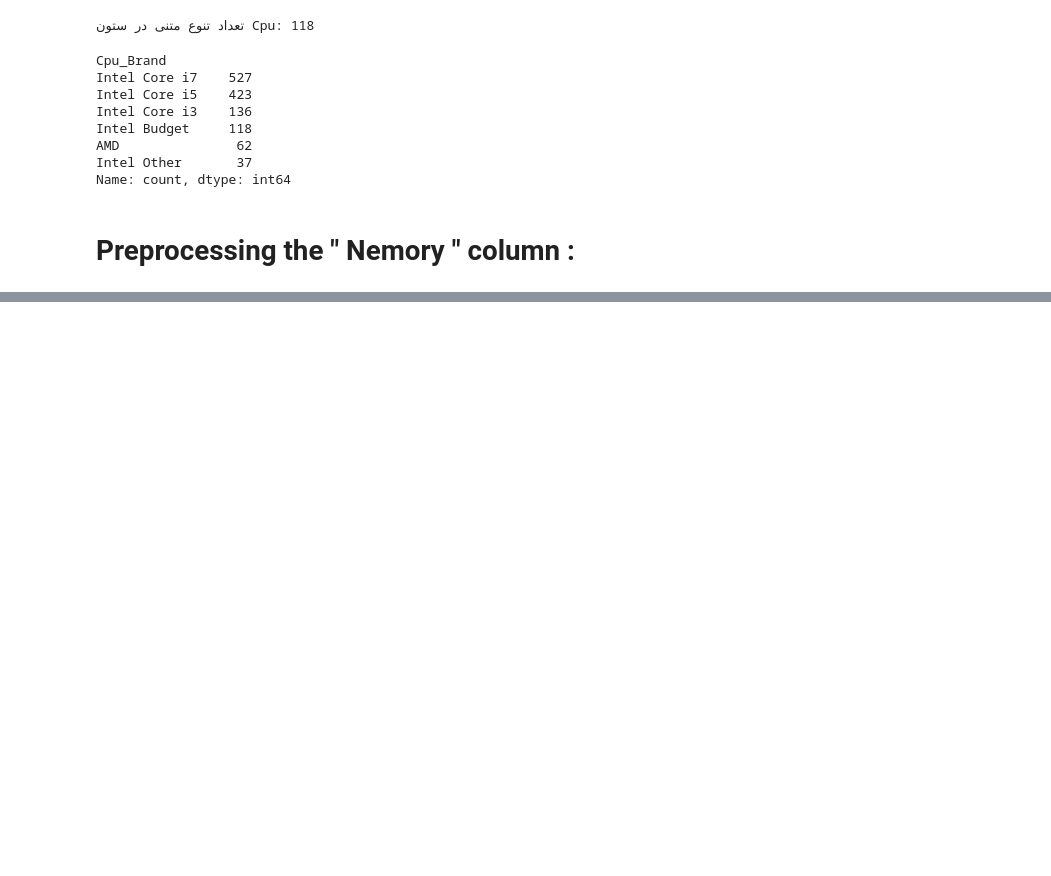
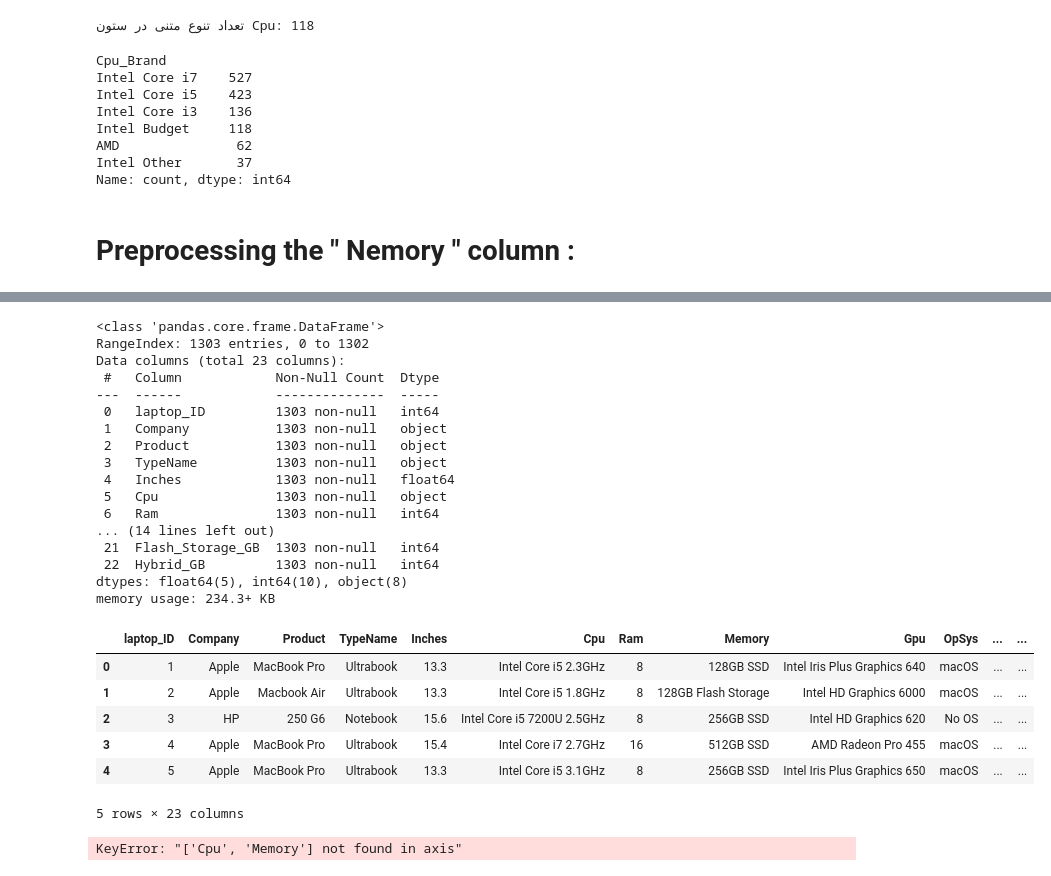
Before and after one commit to razieabbasi1999/Laptop-Price-Prediction-ML, a Jupyter notebook: laptop-price-prediction.ipynb, the cells around one changed output, grey strips where cells are left out. Drawn from its saved outputs; the diff is of its cells as text; code cells hidden in the pictures; blank space fills up the shorter version.

```diff
--- a/laptop-price-prediction.ipynb
+++ b/laptop-price-prediction.ipynb
@@ -259,0 +309,32 @@ Name: count, dtype: int64
+# %%
+df.info()
+df.head(5)
+# %% [output]
+<class 'pandas.core.frame.DataFrame'>
+RangeIndex: 1303 entries, 0 to 1302
+Data columns (total 23 columns):
+ #   Column            Non-Null Count  Dtype
+---  ------            --------------  -----
+ 0   laptop_ID         1303 non-null   int64
+ 1   Company           1303 non-null   object
+ 2   Product           1303 non-null   object
+ 3   TypeName          1303 non-null   object
+ 4   Inches            1303 non-null   float64
+ 5   Cpu               1303 non-null   object
+ 6   Ram               1303 non-null   int64
+... (14 lines left out)
+ 21  Flash_Storage_GB  1303 non-null   int64
+ 22  Hybrid_GB         1303 non-null   int64
+dtypes: float64(5), int64(10), object(8)
+memory usage: 234.3+ KB
+|  | laptop_ID | Company | Product | TypeName | Inches | Cpu | Ram | Memory | Gpu | OpSys | ... | ... |
+| 0 | 1 | Apple | MacBook Pro | Ultrabook | 13.3 | Intel Core i5 2.3GHz | 8 | 128GB SSD | Intel Iris Plus Graphics 640 | macOS | ... | ... |
+| 1 | 2 | Apple | Macbook Air | Ultrabook | 13.3 | Intel Core i5 1.8GHz | 8 | 128GB Flash Storage | Intel HD Graphics 6000 | macOS | ... | ... |
+| 2 | 3 | HP | 250 G6 | Notebook | 15.6 | Intel Core i5 7200U 2.5GHz | 8 | 256GB SSD | Intel HD Graphics 620 | No OS | ... | ... |
+| 3 | 4 | Apple | MacBook Pro | Ultrabook | 15.4 | Intel Core i7 2.7GHz | 16 | 512GB SSD | AMD Radeon Pro 455 | macOS | ... | ... |
+| 4 | 5 | Apple | MacBook Pro | Ultrabook | 13.3 | Intel Core i5 3.1GHz | 8 | 256GB SSD | Intel Iris Plus Graphics 650 | macOS | ... | ... |
+5 rows × 23 columns
+# %%
+df.drop(columns=['Cpu', 'Memory'], inplace=True)
+# %% [output]
+KeyError: "['Cpu', 'Memory'] not found in axis"
```
Also changed, not shown: parts of 7 cells of this notebook.
